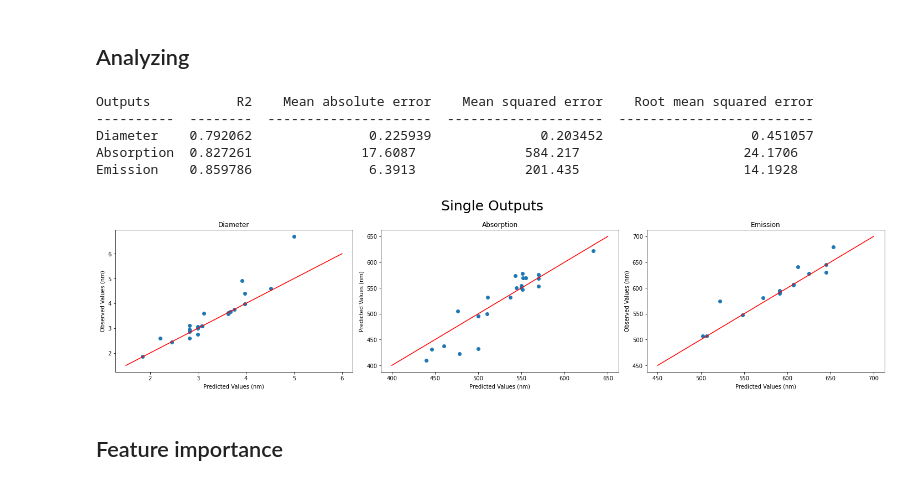
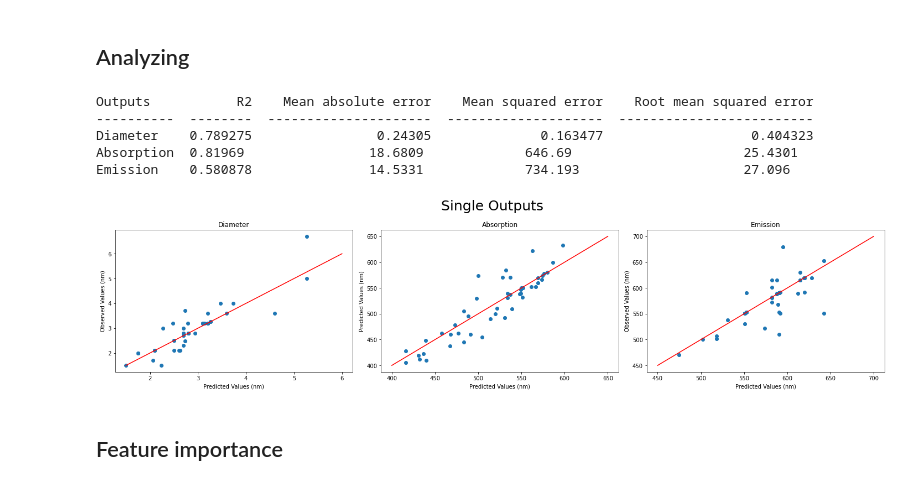
Before and after one commit to Health-Universe/Indium-Phosphide, a Jupyter notebook: HI_70/notebook2/flo_test/5. Single-output.ipynb, the cells around one changed output. Saved outputs shown, nothing was run; the diff lists cells and outputs as text; code cells hidden in the pictures.

```diff
--- a/HI_70/notebook2/flo_test/5. Single-output.ipynb
+++ b/HI_70/notebook2/flo_test/5. Single-output.ipynb
@@ -334,7 +335,7 @@ min_mae = 99999
 min_i, min_j, min_k = 0, 0, 0
 for i in tqdm(range(1, 31)):
     for j in range(1, 31):
-        for k in range(2, 50, 1):
+        for k in range(2, 46, 1):
             RF_regr_e = RandomForestRegressor(max_depth=i,
                                             n_estimators=j,
                                             max_features=k,
@@ -433,7 +434,7 @@ min_i, min_j, min_k  = 0, 0, 0
 
 for i in tqdm(range(1, 30)):
     for j in range(1, 30):
-        for k in range(4, 60, 2):
+        for k in range(4, 50, ):
 
             DT_regr_a = DecisionTreeRegressor(max_depth=i,
                                 max_features=j,
@@ -520,9 +521,9 @@ print(min_mae, min_i, min_j)
 # %% [markdown]
 ### Saving model
 # %%
-ET_regr_a = ExtraTreesRegressor(n_estimators=1,
-                                max_features=21,
-                                random_state=46)
+ET_regr_a = ExtraTreesRegressor(n_estimators=3,
+                                max_features=24,
+                                random_state=27)
 
 ET_regr_a.fit(X_train_a, np.ravel(Y_train_a))
 ET_Y_pred_a = pd.DataFrame(ET_regr_a.predict(X_test_a))
@@ -535,22 +536,23 @@ joblib.dump(ET_regr_a, "./model_SO_abs_ExtraTrees.joblib")
 # %%
 ## Diameter
 
-DT_regr_d = DecisionTreeRegressor(max_depth=13,
-                                max_features=12,
-                                random_state=12)
-DT_regr_d.fit(X_train_d, np.ravel(Y_train_d))
-DT_Y_pred_d = DT_regr_d.predict(X_test_d)
+ET_regr_d = ExtraTreesRegressor(n_estimators=3,
+                                            max_features=9,
+                                            random_state=28)
 
-D_mae = mean_absolute_error(Y_test_d, DT_Y_pred_d)
-D_r_2 = r2_score(Y_test_d, DT_Y_pred_d)
-D_mse = mean_squared_error(Y_test_d, DT_Y_pred_d)
-D_rmse = mean_squared_error(Y_test_d, DT_Y_pred_d, squared=False)
+ET_regr_d.fit(X_train_d, np.ravel(Y_train_d))
+ET_Y_pred_d = ET_regr_d.predict(X_test_d)
+
+D_mae = mean_absolute_error(Y_test_d, ET_Y_pred_d)
+D_r_2 = r2_score(Y_test_d, ET_Y_pred_d)
+D_mse = mean_squared_error(Y_test_d, ET_Y_pred_d)
+D_rmse = mean_squared_error(Y_test_d, ET_Y_pred_d, squared=False)
 
 ## Emission
 
 ET_regr_e = ExtraTreesRegressor(n_estimators=1,
-                            max_features=20,
-                            random_state=11).fit(X_train_e, np.ravel(Y_train_e))
+                            max_features=14,
+                            random_state=6).fit(X_train_e, np.ravel(Y_train_e))
 
 
 ET_Y_pred_e = ET_regr_e.predict(X_test_e)
@@ -563,9 +565,9 @@ E_rmse = mean_squared_error(Y_test_e, ET_Y_pred_e, squared=False)
 
 ### Absorption
 
-ET_regr_a = ExtraTreesRegressor(n_estimators=1,
-                                max_features=21,
-                                random_state=46)
+ET_regr_a = ExtraTreesRegressor(n_estimators=3,
+                                max_features=24,
+                                random_state=27)
 ET_regr_a.fit(X_train_a, np.ravel(Y_train_a))
 ET_Y_pred_a = ET_regr_a.predict(X_test_a)
 
@@ -585,32 +587,32 @@ print(tabulate(d, headers=["Outputs", "R2", "Mean absolute error", "Mean squared
 # %% [output]
 Outputs           R2    Mean absolute error    Mean squared error    Root mean squared error
 ----------  --------  ---------------------  --------------------  -------------------------
-Diameter    0.792062               0.225939              0.203452                   0.451057
-Absorption  0.827261              17.6087              584.217                     24.1706
-Emission    0.859786               6.3913              201.435                     14.1928
+Diameter    0.789275                0.24305              0.163477                   0.404323
+Absorption  0.81969                18.6809             646.69                      25.4301
+Emission    0.580878               14.5331             734.193                     27.096
 # %%
 fig, (ax1, ax2, ax3) = plt.subplots(1, 3, figsize=(20,5))
 fig.suptitle('Single Outputs', fontsize=25)
 
-ax1.plot(DT_Y_pred_d, Y_test_d, 'o')
+ax1.plot(ET_Y_pred_d, Y_test_d, 'o')
 ax1.plot([1.5,6],[1.5,6], color = 'r')
 ax1.set_title('Diameter')
 ax1.set(xlabel='Predicted Values (nm)', ylabel='Observed Values (nm)')
 
 ax2.plot(ET_Y_pred_a, Y_test_a, 'o')
 ax2.plot([400,650],[400,650], color = 'r')
 ax2.set_title('Absorption')
 ax2.set(xlabel='Predicted Values (nm)', ylabel='Predicted Values (nm)')
 
 ax3.plot(ET_Y_pred_e, Y_test_e, 'o')
 ax3.plot([450,700],[450,700], color = 'r')
 ax3.set_title('Emission')
 ax3.set(xlabel='Predicted Values (nm)', ylabel='Observed Values (nm)')
 
 
 fig.tight_layout()
 # %% [output]
-[figure, old version]
+[figure, new version]
 # %% [markdown]
 ## Feature importance
 # %% [markdown]
```
Also changed, not shown: parts of 27 cells of this notebook, 6 other files.
